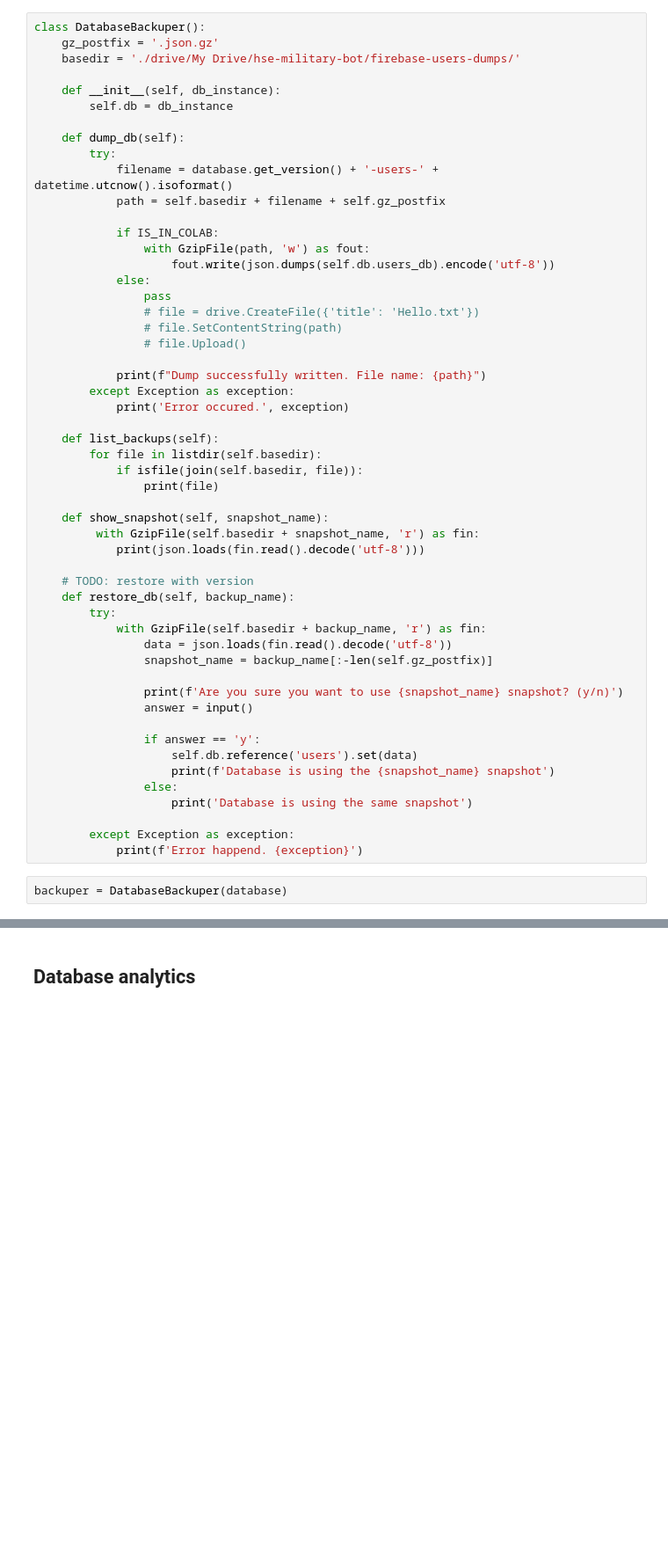
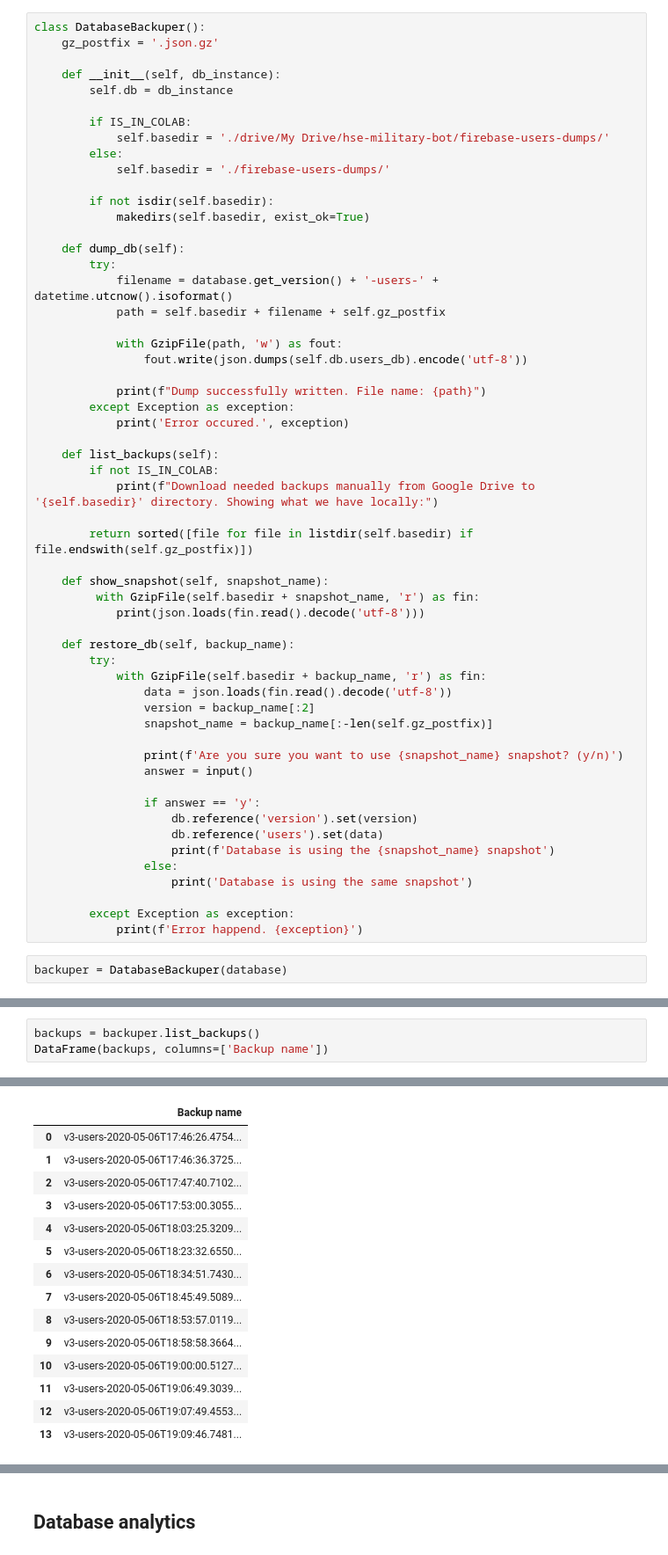
Before and after one commit to hse-mtc/hse-military-bot, a Jupyter notebook: admin/admin-panel.ipynb, the cells around one changed output, grey strips where cells are left out. Shown at 88% size. Saved outputs shown, nothing was run; the diff lists cells and outputs as text; blank space fills up the shorter version.

```diff
--- a/admin/admin-panel.ipynb
+++ b/admin/admin-panel.ipynb
@@ -211,50 +181,53 @@ from datetime import datetime
 # %%
 class DatabaseBackuper():
     gz_postfix = '.json.gz'
-    basedir = './drive/My Drive/hse-military-bot/firebase-users-dumps/'
 
     def __init__(self, db_instance):
         self.db = db_instance
+
+        if IS_IN_COLAB:
+            self.basedir = './drive/My Drive/hse-military-bot/firebase-users-dumps/'
+        else:
+            self.basedir = './firebase-users-dumps/'
+
+        if not isdir(self.basedir):
+            makedirs(self.basedir, exist_ok=True)
 
     def dump_db(self):
         try:
             filename = database.get_version() + '-users-' + datetime.utcnow().isoformat()
             path = self.basedir + filename + self.gz_postfix
 
-            if IS_IN_COLAB:
-                with GzipFile(path, 'w') as fout:
-                    fout.write(json.dumps(self.db.users_db).encode('utf-8'))
-            else:
-                pass
-                # file = drive.CreateFile({'title': 'Hello.txt'})
-                # file.SetContentString(path)
-                # file.Upload()
+            with GzipFile(path, 'w') as fout:
+                fout.write(json.dumps(self.db.users_db).encode('utf-8'))
 
             print(f"Dump successfully written. File name: {path}")
         except Exception as exception:
             print('Error occured.', exception)
 
     def list_backups(self):
-        for file in listdir(self.basedir):
-            if isfile(join(self.basedir, file)):
-                print(file)
+        if not IS_IN_COLAB:
+            print(f"Download needed backups manually from Google Drive to '{self.basedir}' directory. Showing what we have locally:")
+
+        return sorted([file for file in listdir(self.basedir) if file.endswith(self.gz_postfix)])
 
     def show_snapshot(self, snapshot_name):
          with GzipFile(self.basedir + snapshot_name, 'r') as fin:
             print(json.loads(fin.read().decode('utf-8')))
 
-    # TODO: restore with version
     def restore_db(self, backup_name):
         try:
             with GzipFile(self.basedir + backup_name, 'r') as fin:
                 data = json.loads(fin.read().decode('utf-8'))
+                version = backup_name[:2]
                 snapshot_name = backup_name[:-len(self.gz_postfix)]
 
                 print(f'Are you sure you want to use {snapshot_name} snapshot? (y/n)')
                 answer = input()
 
                 if answer == 'y':
-                    self.db.reference('users').set(data)
+                    db.reference('version').set(version)
+                    db.reference('users').set(data)
                     print(f'Database is using the {snapshot_name} snapshot')
                 else:
                     print('Database is using the same snapshot')
@@ -296,0 +243,4 @@ backup_name = 'users-2020-05-04T10:43:30.143534.json.gz'
+# %%
+backups = backuper.list_backups()
+DataFrame(backups, columns=['Backup name'])
+# %% [output]
@@ -296,0 +248,15 @@ backup_name = 'users-2020-05-04T10:43:30.143534.json.gz'
+|  | Backup name |
+| 0 | v3-users-2020-05-06T17:46:26.4754... |
+| 1 | v3-users-2020-05-06T17:46:36.3725... |
+| 2 | v3-users-2020-05-06T17:47:40.7102... |
+| 3 | v3-users-2020-05-06T17:53:00.3055... |
+| 4 | v3-users-2020-05-06T18:03:25.3209... |
+| 5 | v3-users-2020-05-06T18:23:32.6550... |
+| 6 | v3-users-2020-05-06T18:34:51.7430... |
+| 7 | v3-users-2020-05-06T18:45:49.5089... |
+| 8 | v3-users-2020-05-06T18:53:57.0119... |
+| 9 | v3-users-2020-05-06T18:58:58.3664... |
+| 10 | v3-users-2020-05-06T19:00:00.5127... |
+| 11 | v3-users-2020-05-06T19:06:49.3039... |
+| 12 | v3-users-2020-05-06T19:07:49.4553... |
+| 13 | v3-users-2020-05-06T19:09:46.7481... |
```
Also changed, not shown: parts of 34 cells of this notebook, 2 other files.
